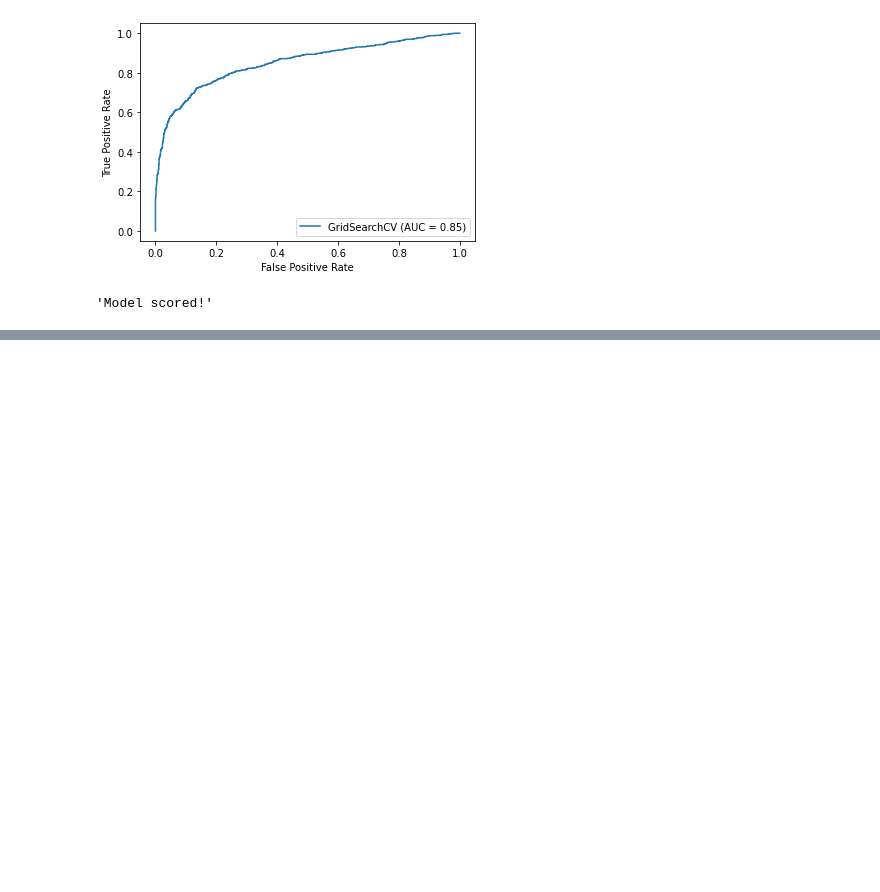
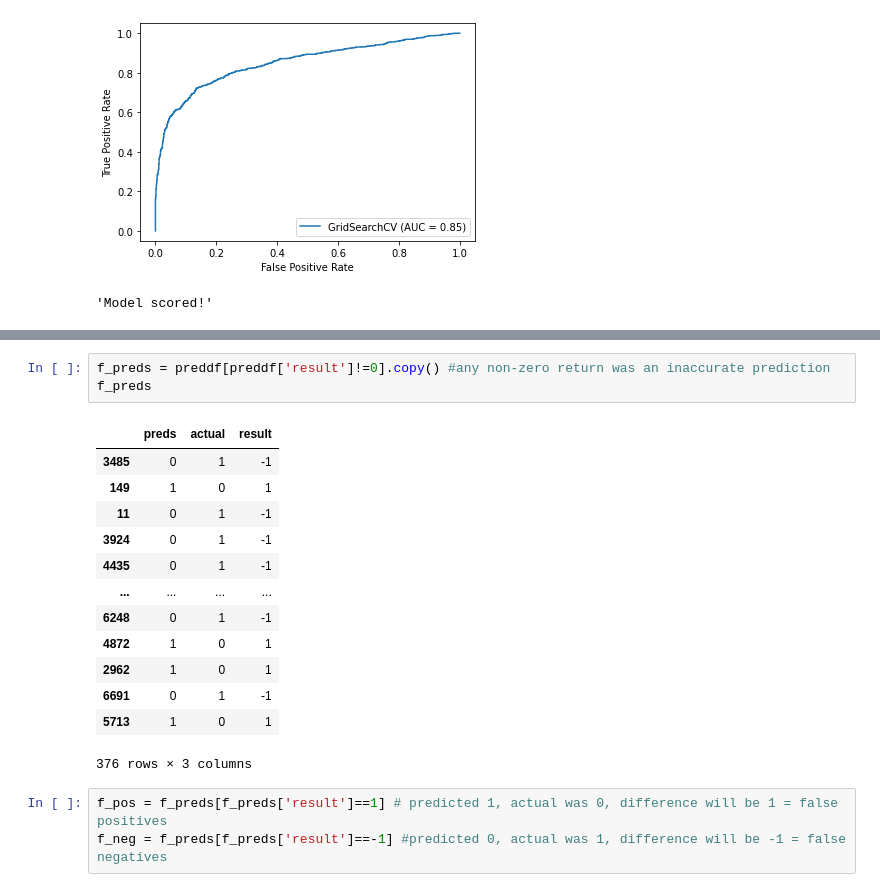
Before and after one commit to griffinwt/disaster_tweets, a Jupyter notebook: Modeling2.ipynb, the cells around one changed output, grey strips where cells are left out. Saved outputs shown, nothing was run; the diff lists cells and outputs as text; blank space fills up the shorter version.

```diff
--- a/Modeling2.ipynb
+++ b/Modeling2.ipynb
@@ -443,0 +480,20 @@ Receiver Operating Characteristic (ROC) curve:
+# %%
+f_preds = preddf[preddf['result']!=0].copy() #any non-zero return was an inaccurate prediction
+f_preds
+# %% [output]
+|  | preds | actual | result |
+| 3485 | 0 | 1 | -1 |
+| 149 | 1 | 0 | 1 |
+| 11 | 0 | 1 | -1 |
+| 3924 | 0 | 1 | -1 |
+| 4435 | 0 | 1 | -1 |
+| ... | ... | ... | ... |
+| 6248 | 0 | 1 | -1 |
+| 4872 | 1 | 0 | 1 |
+| 2962 | 1 | 0 | 1 |
+| 6691 | 0 | 1 | -1 |
+| 5713 | 1 | 0 | 1 |
+376 rows × 3 columns
+# %%
+f_pos = f_preds[f_preds['result']==1] # predicted 1, actual was 0, difference will be 1 = false positives
+f_neg = f_preds[f_preds['result']==-1] #predicted 0, actual was 1, difference will be -1 = false negatives
```
Also changed, not shown: parts of 9 cells of this notebook, 1 other file.
